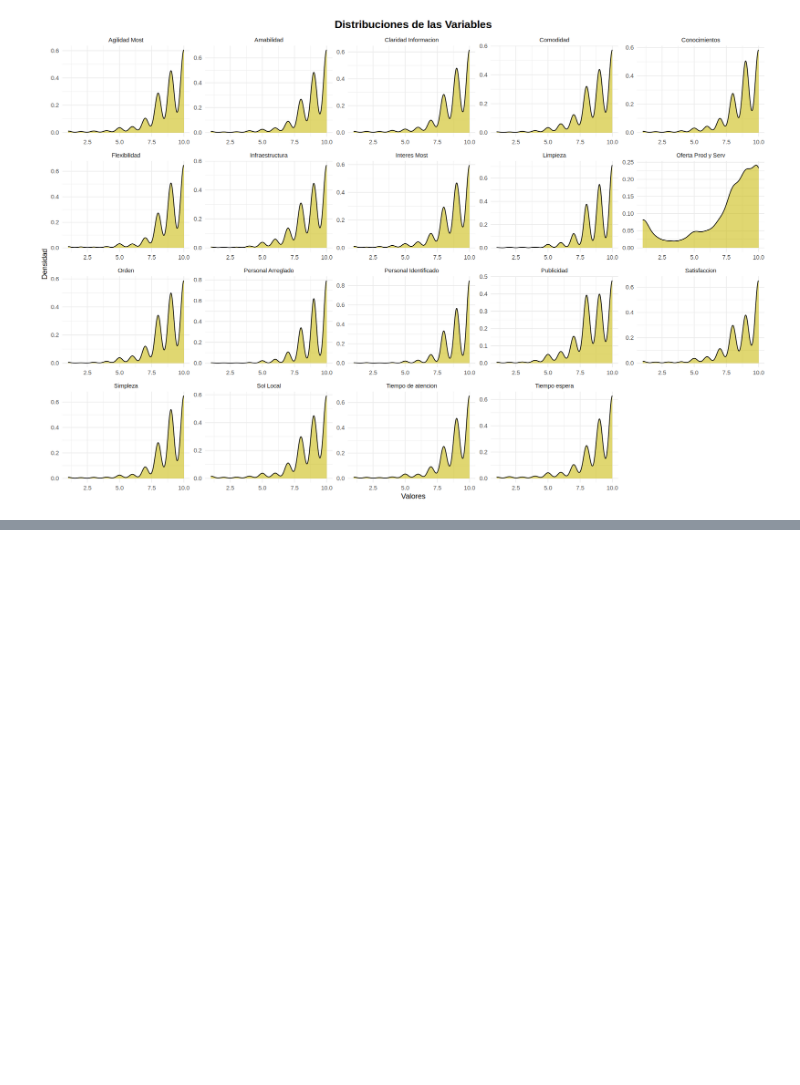
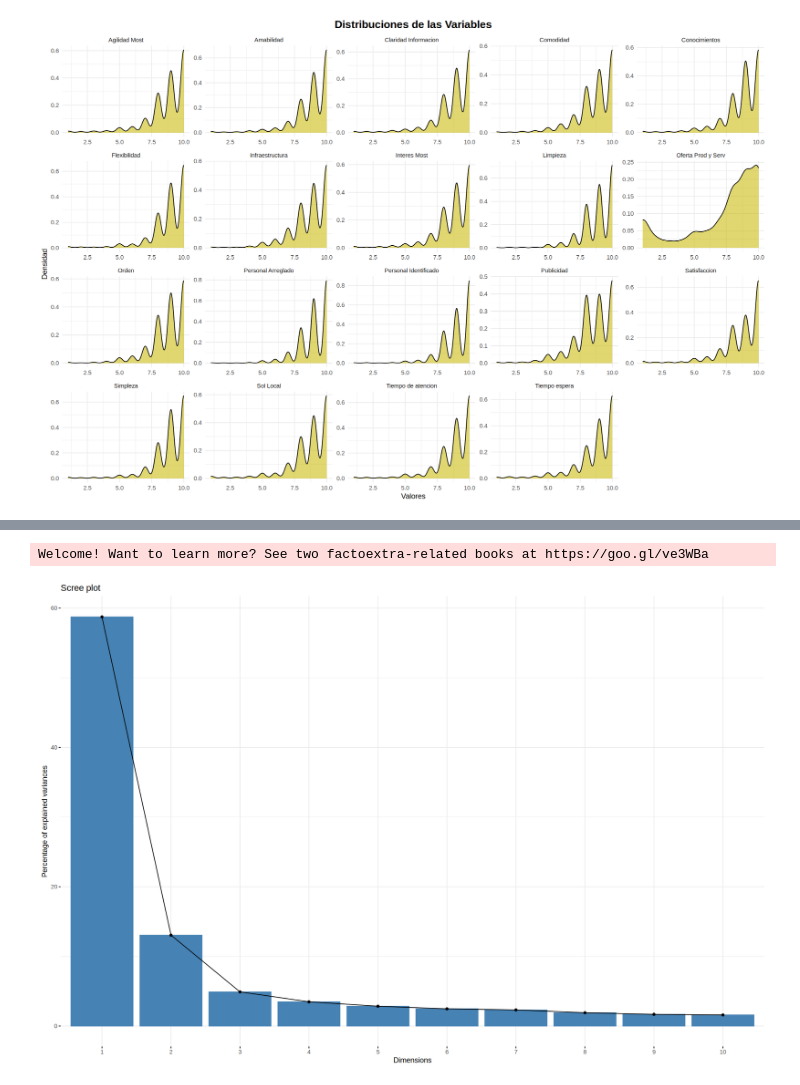
Before and after one commit to codelock54/Client_Satisfaction, a Jupyter notebook: Client_Satisfaction.ipynb, the cells around one changed output, grey strips where cells are left out. Cells and saved outputs as stored; diff of their text form; code cells hidden in the pictures; blank space fills up the shorter version.

```diff
--- a/Client_Satisfaction.ipynb
+++ b/Client_Satisfaction.ipynb
@@ -274,4 +172,0 @@ fviz_cluster(kmeans_silueta, data = Data,
-# %%
-Data$cluster <- kmeans_silueta$cluster
-
-Data$cluster
@@ -554,0 +262,4 @@ geom_point(aes(x = principal_component, y = y, color = cluster), data = pca_data
+# %%
+Data_scaled <- scale(Data)
+Data_scaled <- as.data.frame(Data_scaled)
+head(Data_scaled)
@@ -554,0 +297,4 @@ geom_point(aes(x = principal_component, y = y, color = cluster), data = pca_data
+# %%
+x <- Data_scaled[, -((ncol(Data_scaled) - 1):ncol(Data_scaled))]
+# x <- x %>% select(where(is.numeric))
+head(x, 10)
@@ -554,0 +319,7 @@ geom_point(aes(x = principal_component, y = y, color = cluster), data = pca_data
+# %%
+library(factoextra)
+pca_data <- prcomp(x, scale = TRUE)
+fviz_eig(pca_data)
+# %% [output]
+Welcome! Want to learn more? See two factoextra-related books at https://goo.gl/ve3WBa
+[figure, added]
```
Also changed, not shown: parts of 59 cells of this notebook.
